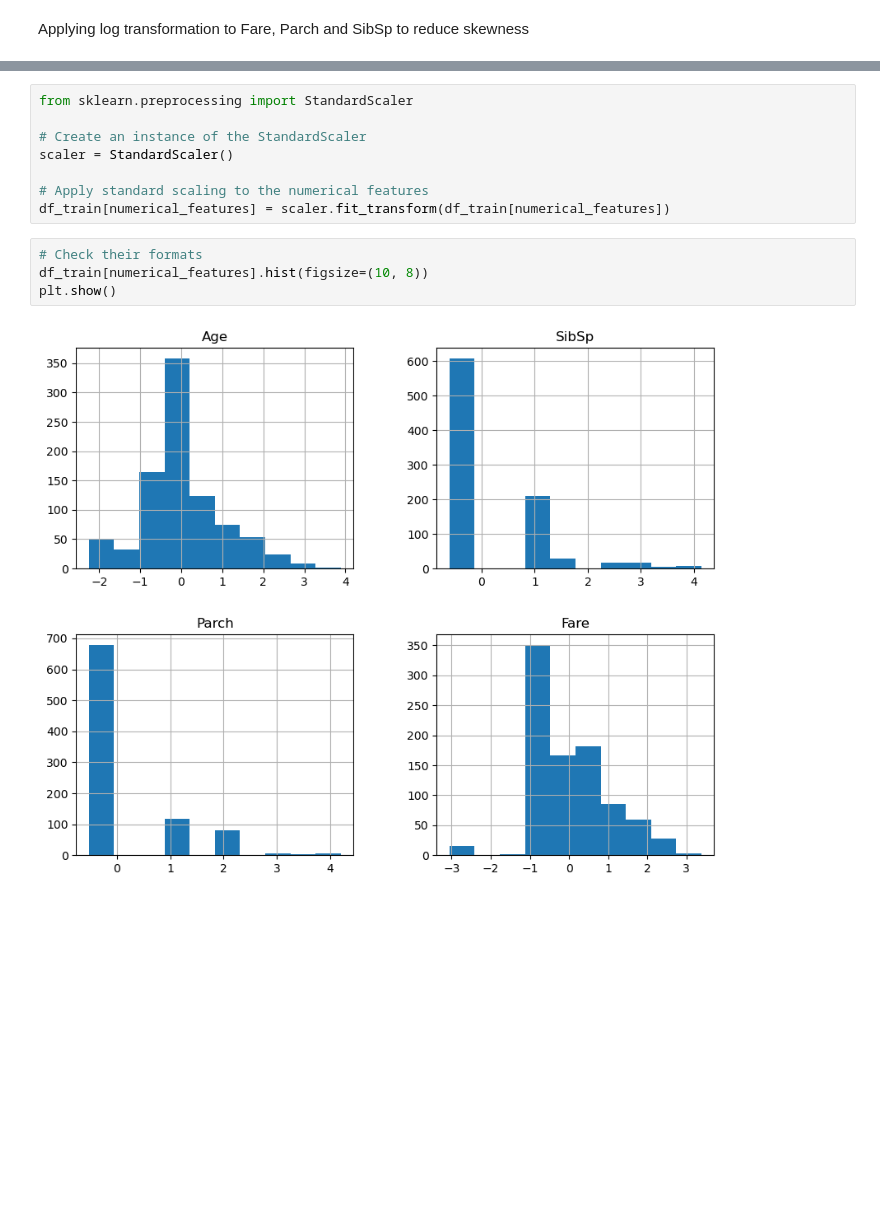
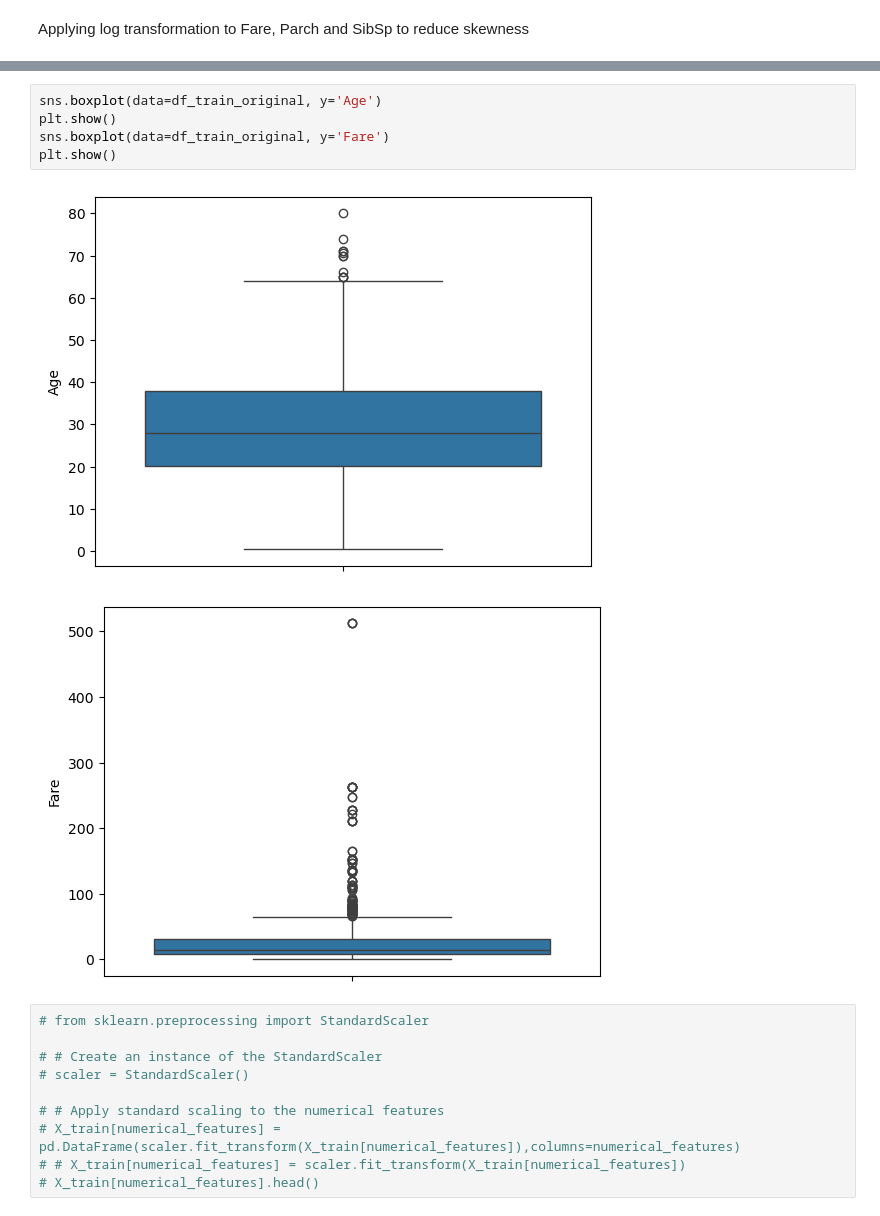
Before and after one commit to henriquemenegaz/titanic, a Jupyter notebook: submission1.ipynb, the cells around one changed output, grey strips where cells are left out. Saved outputs shown, nothing was run; the diff lists cells and outputs as text; blank space fills up the shorter version.

```diff
--- a/submission1.ipynb
+++ b/submission1.ipynb
@@ -165,14 +178,18 @@ plt.show()
+# %%
+sns.boxplot(data=df_train_original, y='Age')
+plt.show()
+sns.boxplot(data=df_train_original, y='Fare')
+plt.show()
+# %% [output]
+[figure, added]
+[figure, added]
 # %%
-from sklearn.preprocessing import StandardScaler
+# from sklearn.preprocessing import StandardScaler
 
-# Create an instance of the StandardScaler
-scaler = StandardScaler()
+# # Create an instance of the StandardScaler
+# scaler = StandardScaler()
 
-# Apply standard scaling to the numerical features
-df_train[numerical_features] = scaler.fit_transform(df_train[numerical_features])
+# # Apply standard scaling to the numerical features
+# X_train[numerical_features] = pd.DataFrame(scaler.fit_transform(X_train[numerical_features]),columns=numerical_features)
+# # X_train[numerical_features] = scaler.fit_transform(X_train[numerical_features])
+# X_train[numerical_features].head()
-# %%
-# Check their formats
-df_train[numerical_features].hist(figsize=(10, 8))
-plt.show()
-# %% [output]
-[figure, removed]
```
Also changed, not shown: parts of 20 cells of this notebook.
